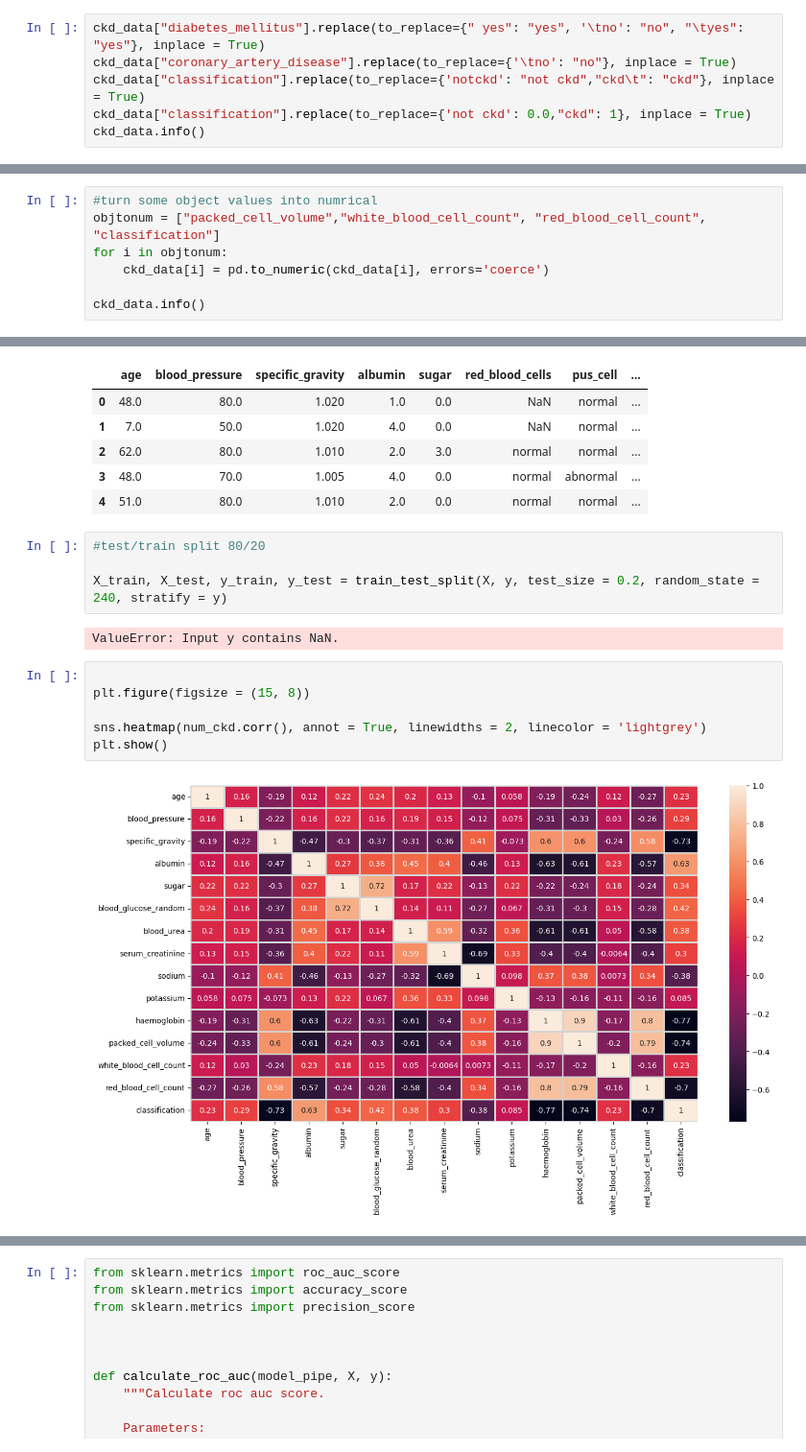
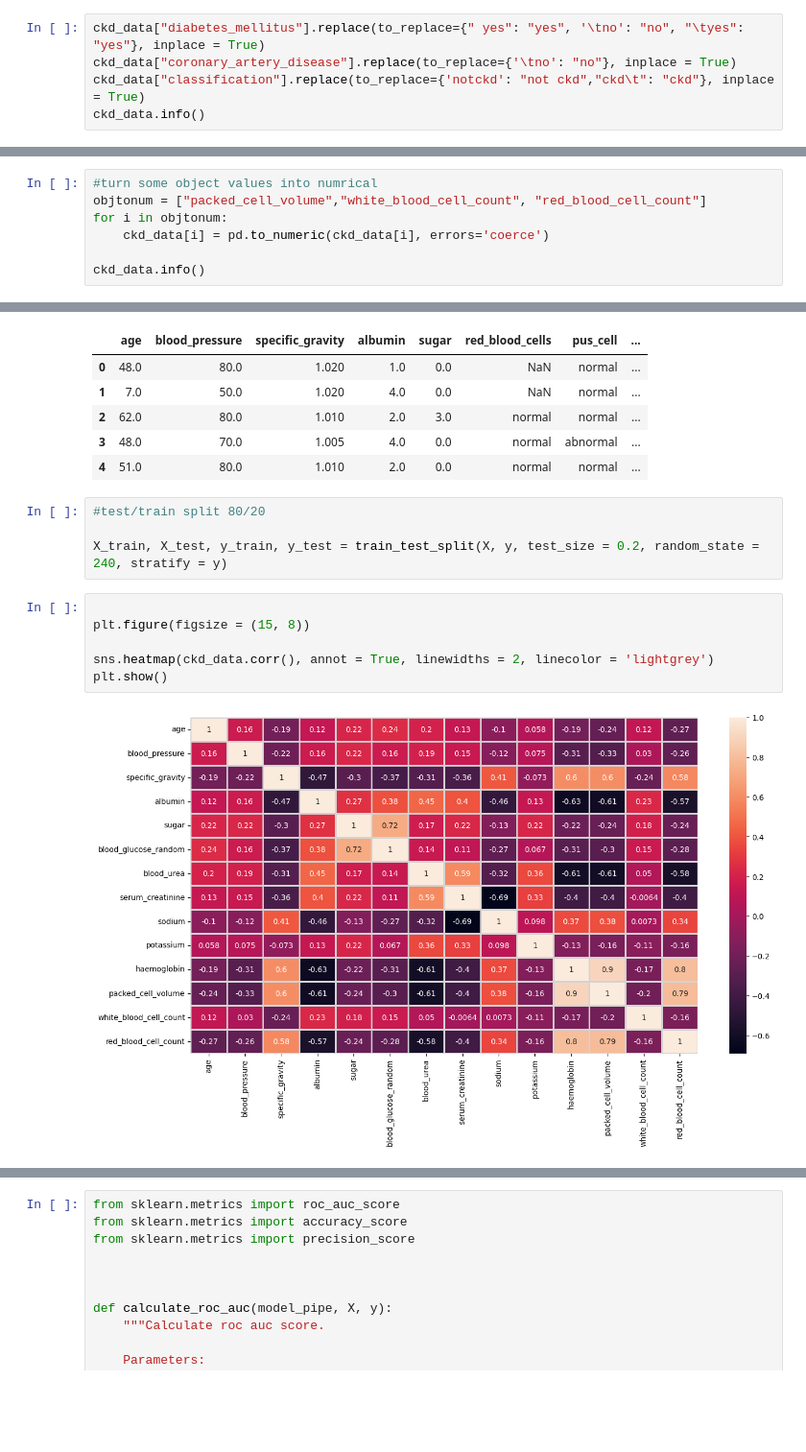
Before and after one commit to HebaAFarhat/CKD, a Jupyter notebook: ckd.ipynb, the cells around one changed output, grey strips where cells are left out. Shown at 96% size. Cells and saved outputs as stored; diff of their text form; blank space fills up the shorter version.

```diff
--- a/ckd.ipynb
+++ b/ckd.ipynb
@@ -154,7 +159,6 @@ dtype: int64
 ckd_data["diabetes_mellitus"].replace(to_replace={" yes": "yes", '\tno': "no", "\tyes": "yes"}, inplace = True)
 ckd_data["coronary_artery_disease"].replace(to_replace={'\tno': "no"}, inplace = True)
 ckd_data["classification"].replace(to_replace={'notckd': "not ckd","ckd\t": "ckd"}, inplace = True)
-ckd_data["classification"].replace(to_replace={'not ckd': 0.0,"ckd": 1}, inplace = True)
 ckd_data.info()
 # %% [output]
 <class 'pandas.core.frame.DataFrame'>
@@ -176,7 +180,7 @@ dtypes: float64(12), object(13)
 memory usage: 78.2+ KB
 # %%
 #turn some object values into numrical
-objtonum = ["packed_cell_volume","white_blood_cell_count", "red_blood_cell_count", "classification"]
+objtonum = ["packed_cell_volume","white_blood_cell_count", "red_blood_cell_count"]
 for i in objtonum:
     ckd_data[i] = pd.to_numeric(ckd_data[i], errors='coerce')
 
@@ -312,13 +308,11 @@ X.head()
 #test/train split 80/20
 
 X_train, X_test, y_train, y_test = train_test_split(X, y, test_size = 0.2, random_state = 240, stratify = y)
-# %% [output]
-ValueError: Input y contains NaN.
 # %%
 
 plt.figure(figsize = (15, 8))
 
-sns.heatmap(num_ckd.corr(), annot = True, linewidths = 2, linecolor = 'lightgrey')
+sns.heatmap(ckd_data.corr(), annot = True, linewidths = 2, linecolor = 'lightgrey')
 plt.show()
 # %% [output]
-[figure, old version]
+[figure, new version]
```
Also changed, not shown: parts of 22 cells of this notebook.
